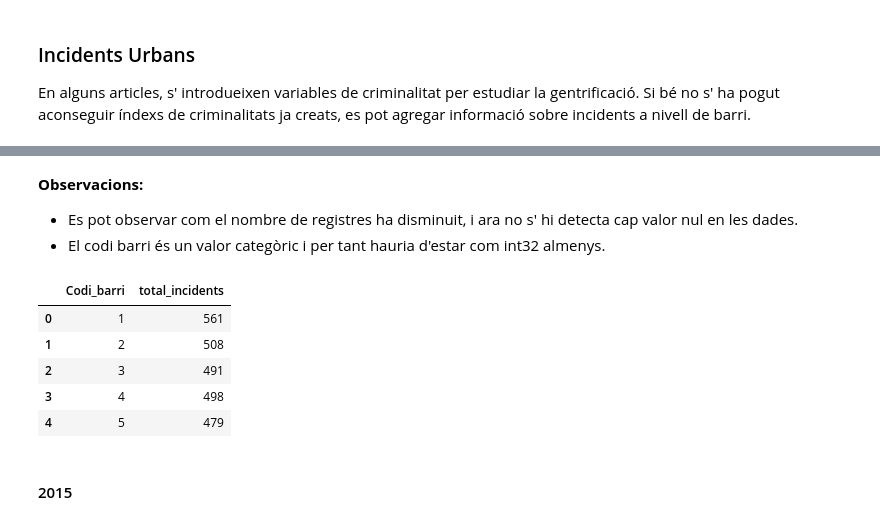
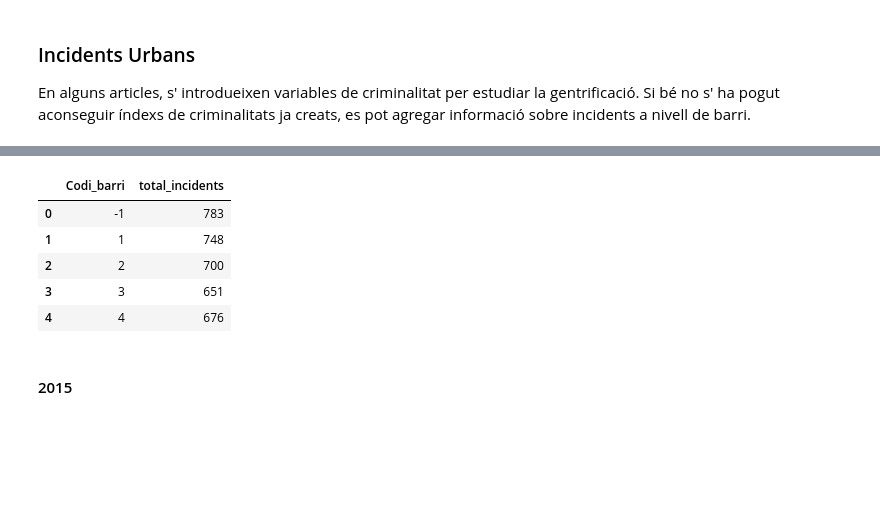
Before and after one commit to joseprau/tfm_gentrificacio_bcn, a Jupyter notebook: notebooks/ingestio_urbanes.ipynb, the cells around one changed output, grey strips where cells are left out. Saved outputs shown, nothing was run; the diff lists cells and outputs as text; code cells hidden in the pictures; blank space fills up the shorter version.

```diff
--- a/notebooks/ingestio_urbanes.ipynb
+++ b/notebooks/ingestio_urbanes.ipynb
@@ -38,5 +38,5 @@ En alguns articles, s' introdueixen variables de criminalitat per estudiar la ge
 # %%
-df_incidents_25_raw = pd.read_csv("../data/raw/urbanes/2025_incidents_gestionats_gub.csv")
-df_incidents_25_raw.head()
+df_incidents_23_raw = pd.read_csv("../data/raw/urbanes/2023_incidents_gestionats_gub.csv")
+df_incidents_23_raw.head()
 # %% [output]
 |  | Codi_Incident | Descripcio_Incident | Codi_districte | Nom_districte | Codi_barri | Nom_barri | NK_Any | ... |
@@ -96,4 +74,0 @@ memory usage: 2.5+ MB
-# %% [markdown]
-**Observacions:**
-- Es pot observar com el nombre de registres ha disminuit, i ara no s' hi detecta cap valor nul en les dades.
-- El codi barri és un valor categòric i per tant hauria d'estar com int32 almenys.
@@ -102,12 +75,12 @@ df_incidents_25_mod.loc[:, "Codi_barri"] = df_incidents_25_mod["Codi_barri"].ast
 # %%
 # Agrupem les dades per tipologia d'incident i barri
-df_incidents_25_grouped = df_incidents_25_mod.groupby(["Codi_barri"]).size().reset_index(name = 'total_incidents')
-df_incidents_25_grouped.head()
+df_incidents_23_grouped = df_incidents_23_raw.groupby(["Codi_barri"]).size().reset_index(name = 'total_incidents')
+df_incidents_23_grouped.head()
 # %% [output]
 |  | Codi_barri | total_incidents |
-| 0 | 1 | 561 |
-| 1 | 2 | 508 |
-| 2 | 3 | 491 |
-| 3 | 4 | 498 |
-| 4 | 5 | 479 |
+| 0 | -1 | 783 |
+| 1 | 1 | 748 |
+| 2 | 2 | 700 |
+| 3 | 3 | 651 |
+| 4 | 4 | 676 |
 # %%
```
Also changed, not shown: parts of 10 cells of this notebook, 4 other files.
